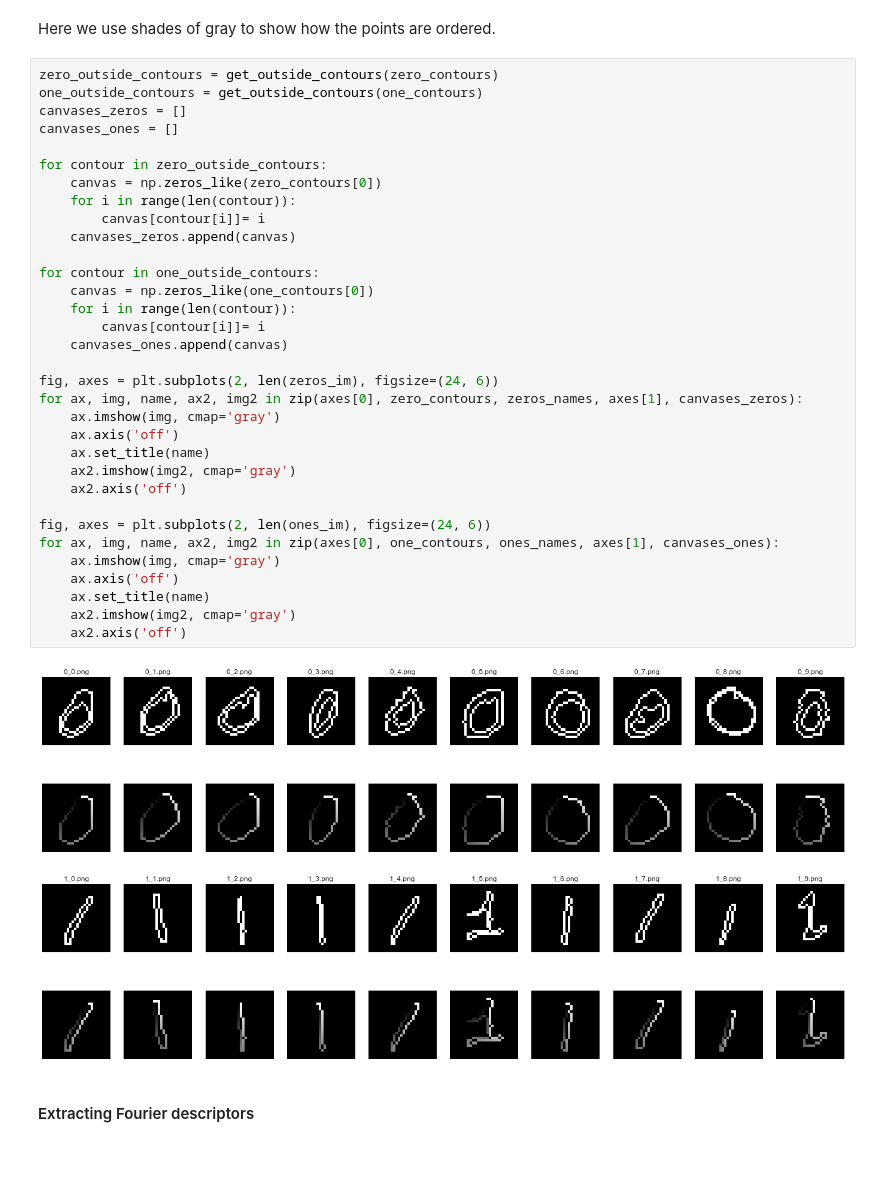
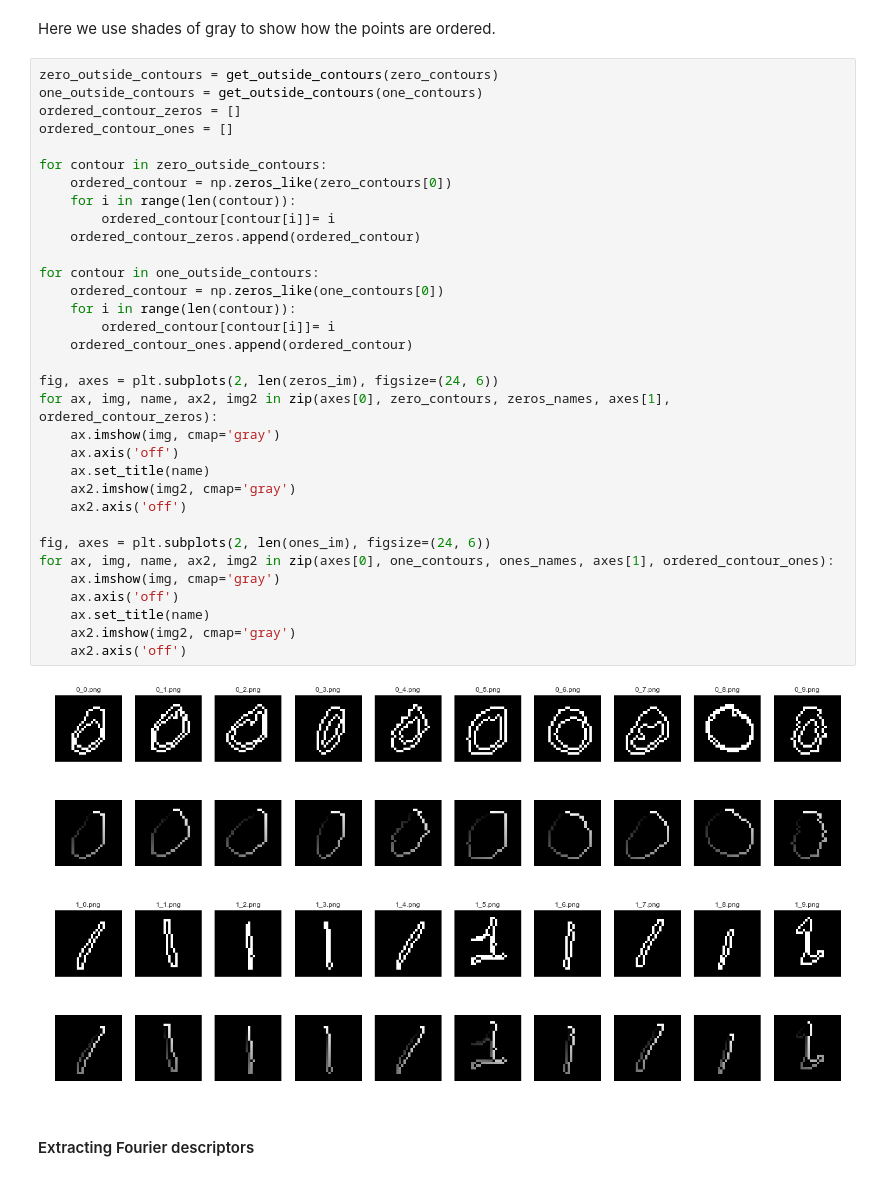
Before and after one commit to oganesManasian/Image-analysis-and-pattern-recognition, a Jupyter notebook: labs/lab_02_object_description.ipynb, the cells around one changed output. Saved outputs shown, nothing was run; the diff lists cells and outputs as text.

```diff
--- a/labs/lab_02_object_description.ipynb
+++ b/labs/lab_02_object_description.ipynb
@@ -175,39 +175,39 @@ Here we use shades of gray to show how the points are ordered.
 # %%
 zero_outside_contours = get_outside_contours(zero_contours)
 one_outside_contours = get_outside_contours(one_contours)
-canvases_zeros = []
-canvases_ones = []
+ordered_contour_zeros = []
+ordered_contour_ones = []
 
 for contour in zero_outside_contours:
-    canvas = np.zeros_like(zero_contours[0])
+    ordered_contour = np.zeros_like(zero_contours[0])
     for i in range(len(contour)):
-        canvas[contour[i]]= i
-    canvases_zeros.append(canvas)
+        ordered_contour[contour[i]]= i
+    ordered_contour_zeros.append(ordered_contour)
 
 for contour in one_outside_contours:
-    canvas = np.zeros_like(one_contours[0])
+    ordered_contour = np.zeros_like(one_contours[0])
     for i in range(len(contour)):
-        canvas[contour[i]]= i
-    canvases_ones.append(canvas)
+        ordered_contour[contour[i]]= i
+    ordered_contour_ones.append(ordered_contour)
 
 fig, axes = plt.subplots(2, len(zeros_im), figsize=(24, 6))
-for ax, img, name, ax2, img2 in zip(axes[0], zero_contours, zeros_names, axes[1], canvases_zeros):
+for ax, img, name, ax2, img2 in zip(axes[0], zero_contours, zeros_names, axes[1], ordered_contour_zeros):
     ax.imshow(img, cmap='gray')
     ax.axis('off')
     ax.set_title(name)
     ax2.imshow(img2, cmap='gray')
     ax2.axis('off')
 
 fig, axes = plt.subplots(2, len(ones_im), figsize=(24, 6))
-for ax, img, name, ax2, img2 in zip(axes[0], one_contours, ones_names, axes[1], canvases_ones):
+for ax, img, name, ax2, img2 in zip(axes[0], one_contours, ones_names, axes[1], ordered_contour_ones):
     ax.imshow(img, cmap='gray')
     ax.axis('off')
     ax.set_title(name)
     ax2.imshow(img2, cmap='gray')
     ax2.axis('off')
 # %% [output]
-[figure, old version]
+[figure, new version]
-[figure, old version]
+[figure, new version]
 # %% [markdown]
 #### Extracting Fourier descriptors
 # %%
```
Also changed, not shown: parts of 20 cells of this notebook.
